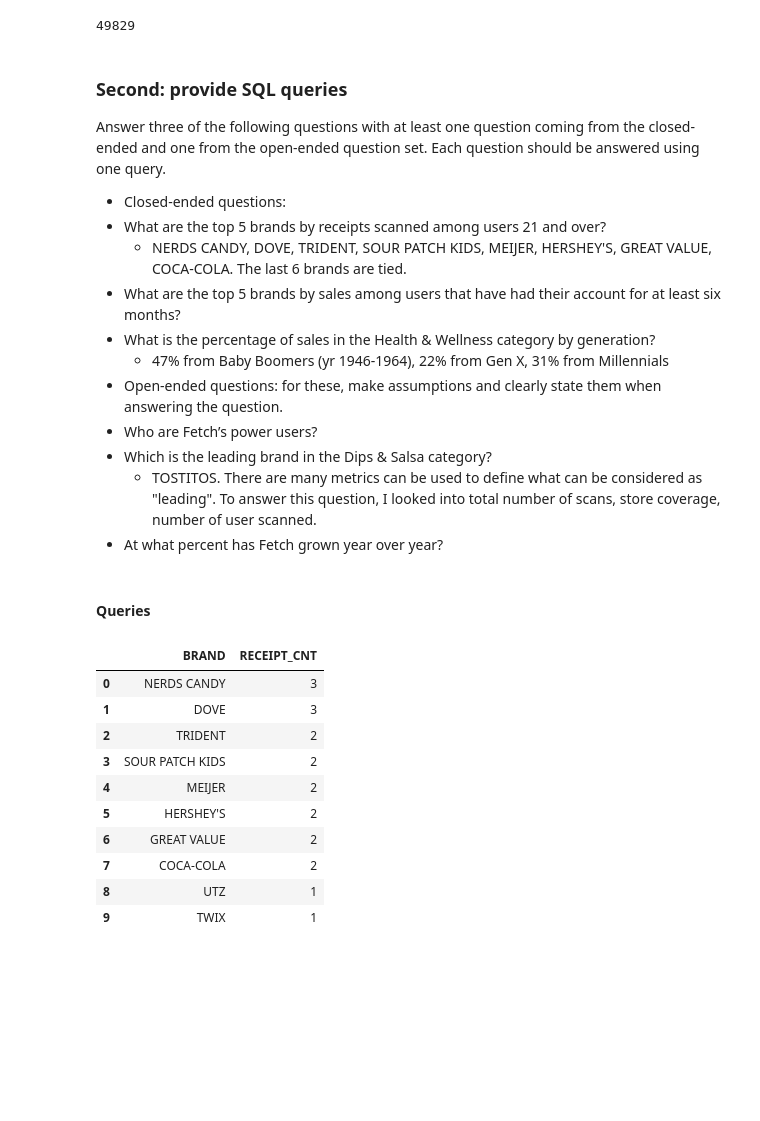
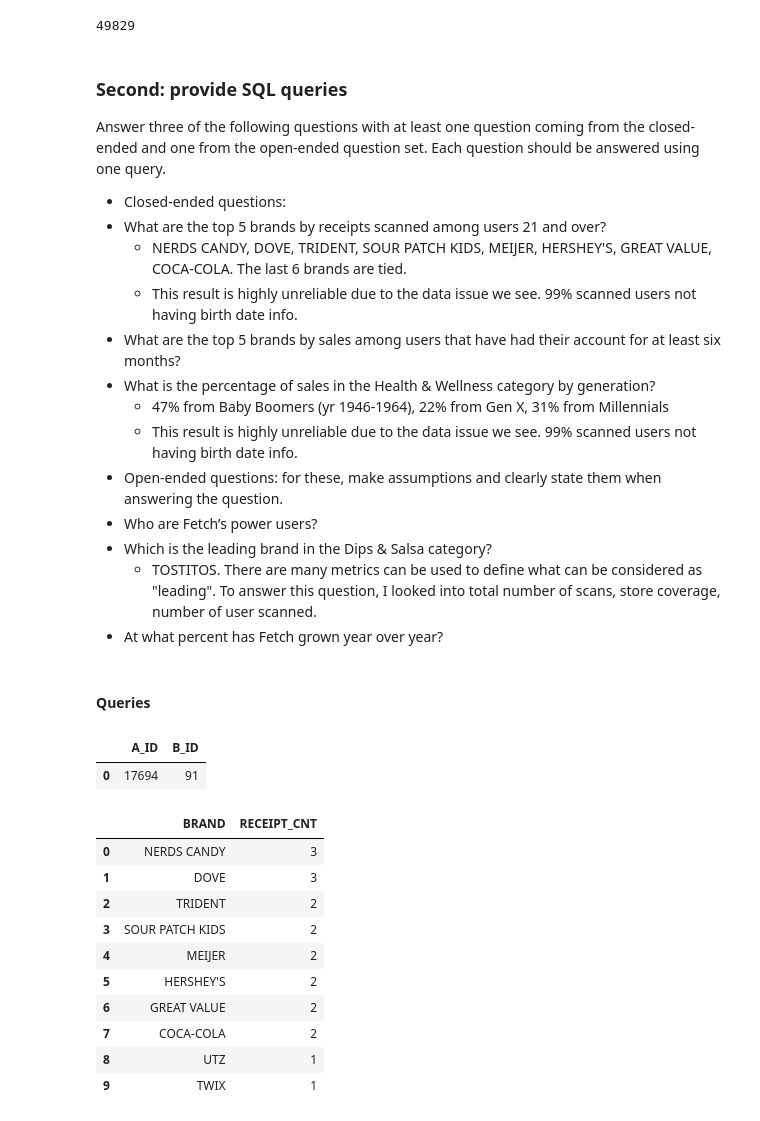
Before and after one commit to HWan12/fetch-takehome, a Jupyter notebook: Fetch_takehome_Hongying(Holly)_Wan.ipynb, the cells around one changed output. Saved outputs shown, nothing was run; the diff lists cells and outputs as text; code cells hidden in the pictures; blank space fills up the shorter version.

```diff
--- a/Fetch_takehome_Hongying(Holly)_Wan.ipynb
+++ b/Fetch_takehome_Hongying(Holly)_Wan.ipynb
@@ -328,10 +329,12 @@ len(df_txn.drop_duplicates())
 Answer three of the following questions with at least one question coming from the closed-ended and one from the open-ended question set. Each question should be answered using one query.
 - Closed-ended questions:
  - What are the top 5 brands by receipts scanned among users 21 and over?
-   -  NERDS CANDY, DOVE, TRIDENT, SOUR PATCH KIDS, MEIJER, HERSHEY'S, GREAT VALUE, COCA-COLA. The last 6 brands are tied.
+   - NERDS CANDY, DOVE, TRIDENT, SOUR PATCH KIDS, MEIJER, HERSHEY'S, GREAT VALUE, COCA-COLA. The last 6 brands are tied.
+   - This result is highly unreliable due to the data issue we see. 99% scanned users not having birth date info.
  - What are the top 5 brands by sales among users that have had their account for at least six months?
  - What is the percentage of sales in the Health & Wellness category by generation?
    - 47% from Baby Boomers (yr 1946-1964), 22% from Gen X, 31% from Millennials
+   - This result is highly unreliable due to the data issue we see. 99% scanned users not having birth date info.
 - Open-ended questions: for these, make assumptions and clearly state them when answering the question.
  - Who are Fetch’s power users?
  - Which is the leading brand in the Dips & Salsa category?
@@ -345,6 +348,21 @@ from pandasql import sqldf
 pysqldf = lambda q: sqldf(q, globals())
 # %% [markdown]
 #### Queries
+# %%
+# Check how manny user ID in txn table can be found in user table.
+sql_check_User = """
+SELECT
+COUNT(DISTINCT A.USER_ID) A_ID,
+COUNT(DISTINCT B.ID) B_ID
+FROM df_txn A
+LEFT JOIN df_user B
+ ON A.USER_ID = B.ID
+"""
+
+pysqldf(sql2)
+# %% [output]
+|  | A_ID | B_ID |
+| 0 | 17694 | 91 |
 # %%
 # top 5 brands by receipts scanned among users 21 and over. (pulling top 10 to check if there are ties)
 sql1 = """
```
Also changed, not shown: parts of 2 cells of this notebook.
